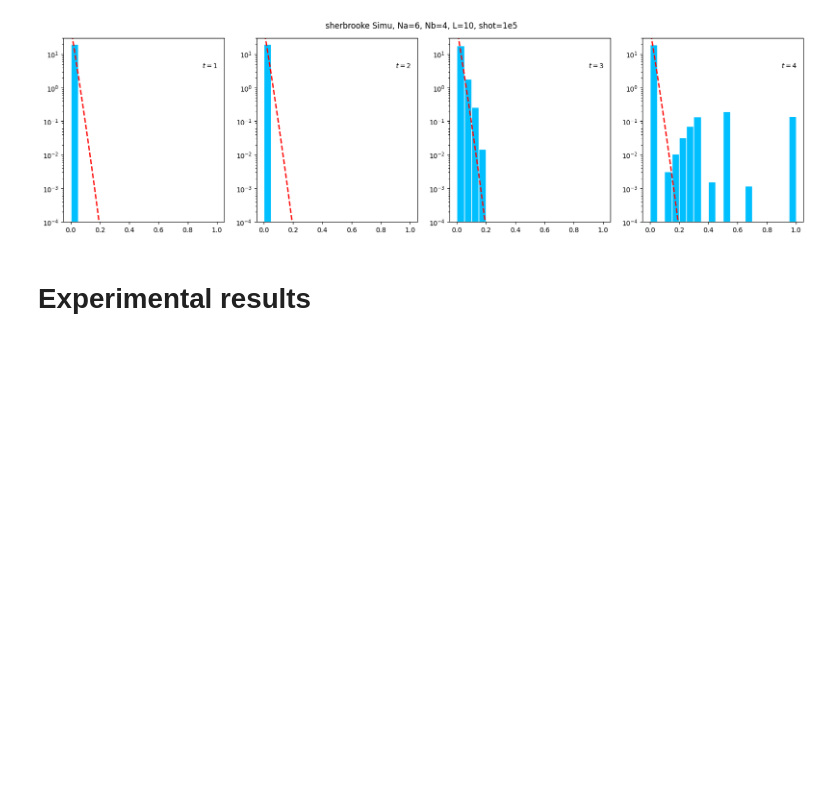
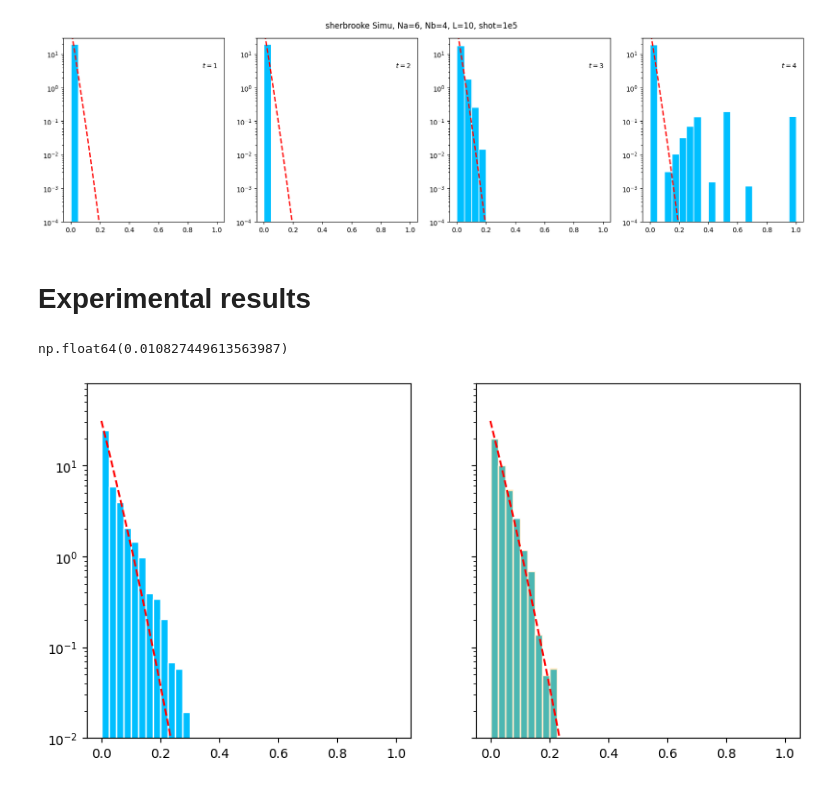
Before and after one commit to bzGit06/HaarQML, a Jupyter notebook: HDT_PoP_qiskit.ipynb, the cells around one changed output. Cells and saved outputs as stored; diff of their text form; code cells hidden in the pictures; blank space fills up the shorter version.

```diff
--- a/HDT_PoP_qiskit.ipynb
+++ b/HDT_PoP_qiskit.ipynb
@@ -413,12 +443,48 @@ for i, job in enumerate(reversed(jobs)):
 # %%
+# merged result
+n_data, n_bath = 5, 3
+n_depth = n_data + n_bath
+steps= [1, 2, 4]
+
 condP = []
-n_data, n_bath = 3, 3
-n_depth = n_data + n_bath
-steps= [1, 2, 3, 4]
-
-for i in range(4):
-    with open(f"data/experiment/PoP/brisbane/Na{n_data}/count_Na{n_data}Nb{n_bath}L{n_depth}T{steps[i]}_s1e5_brisbane_2.pkl", "rb") as file:
-        res = pickle.load(file)
+for step in steps:
+    res = json.load(open(f'data/experiment/PoP/brisbane/Na{n_data}/QBCount_Brisbane_{n_data}A_{n_bath}B_{step}T_merge.json'))
     phat = get_cond_prob(res, n_data)
     condP.append(phat)
-np.savez(f'data/experiment/PoP/brisbane/Na{n_data}/condP_Na{n_data}Nb{n_bath}L{n_depth}_s1e5_brisbane_2.npz', *condP)
+np.savez(f'data/experiment/PoP/brisbane/Na{n_data}/condP_Na{n_data}Nb{n_bath}L{n_depth}_merge.npz', *condP)
+# %%
+n_data, n_bath = 5, 3
+n_depth = n_data + n_bath
+step = 4
+
+path = f'data/experiment/PoP/ideal/Na{n_data}'
+with open(os.path.join(path, f'count_Na{n_data}Nb{n_bath}L{n_depth}.pkl'), 'rb') as file:
+    load_data = pickle.load(file)
+
+#res = json.load(open(f'data/experiment/PoP/brisbane/Na{n_data}/QBCount_Brisbane_{n_data}A_{n_bath}B_{step}T_merge.json'))
+res = json.load(open(f'data/experiment/PoP/brisbane/Na{n_data}/counts/QBCount_Brisbane_{n_data}A_{n_bath}B_{step}T_8.json'))
+
+res_clip = count_clip(res, n_data, 12)
+
+condP_id = get_cond_prob(load_data[-1], n_data)
+condP = get_cond_prob(res, n_data)
+condP_clip = get_cond_prob(res_clip, n_data)
+
+fig, axs = plt.subplots(1, 2, figsize=(10, 5), sharex=True, sharey=True)
+
+bins = 41
+axs[0].hist(condP_id, bins=np.linspace(0, 1, bins), density=True,  edgecolor='white', color='deepskyblue')
+axs[0].plot(np.linspace(0, 1, 51), pt_density(np.linspace(0, 1, 51), n_data), '--', c='r')
+
+axs[1].hist(condP, bins=np.linspace(0, 1, bins), density=True,  edgecolor='white', color='deepskyblue')
+axs[1].hist(condP_clip, bins=np.linspace(0, 1, bins), density=True,  edgecolor='white', color='orange', alpha=0.3)
+axs[1].plot(np.linspace(0, 1, 51), pt_density(np.linspace(0, 1, 51), n_data), '--', c='r')
+axs[1].set_yscale('log')
+axs[1].set_ylim(0.01, 80)
+
+hist, bin_edges = np.histogram(condP, bins=np.linspace(0, 1, bins), density=True)
+bin_centers = (bin_edges[:-1] + bin_edges[1:]) / 2
+entropy(hist, pt_density(bin_centers, n_data))
+# %% [output]
+np.float64(0.010827449613563987)
+[figure, added]
```
Also changed, not shown: parts of 27 cells of this notebook.
